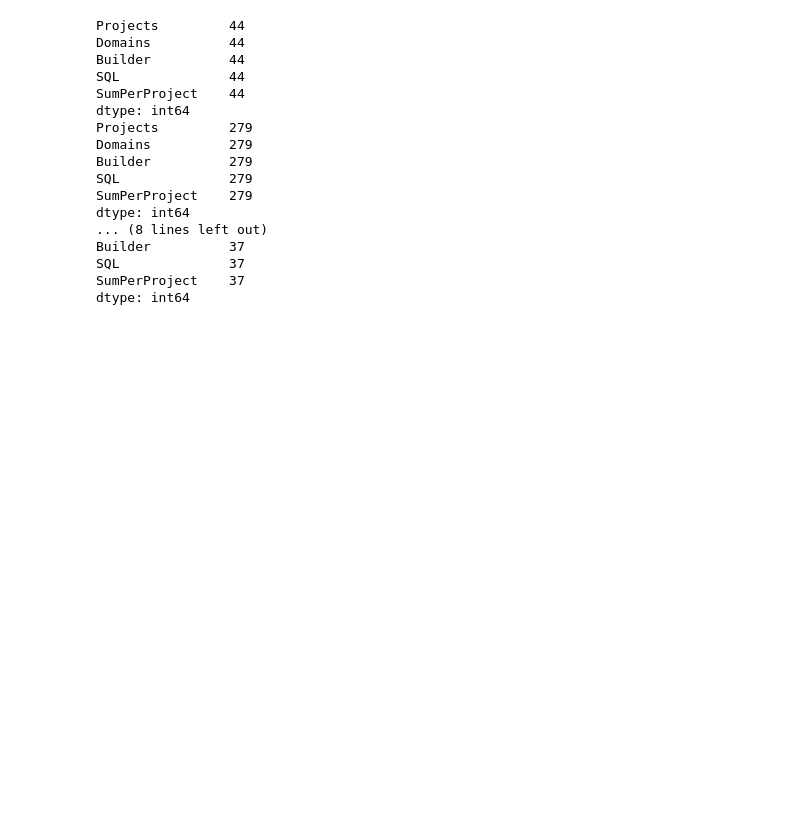
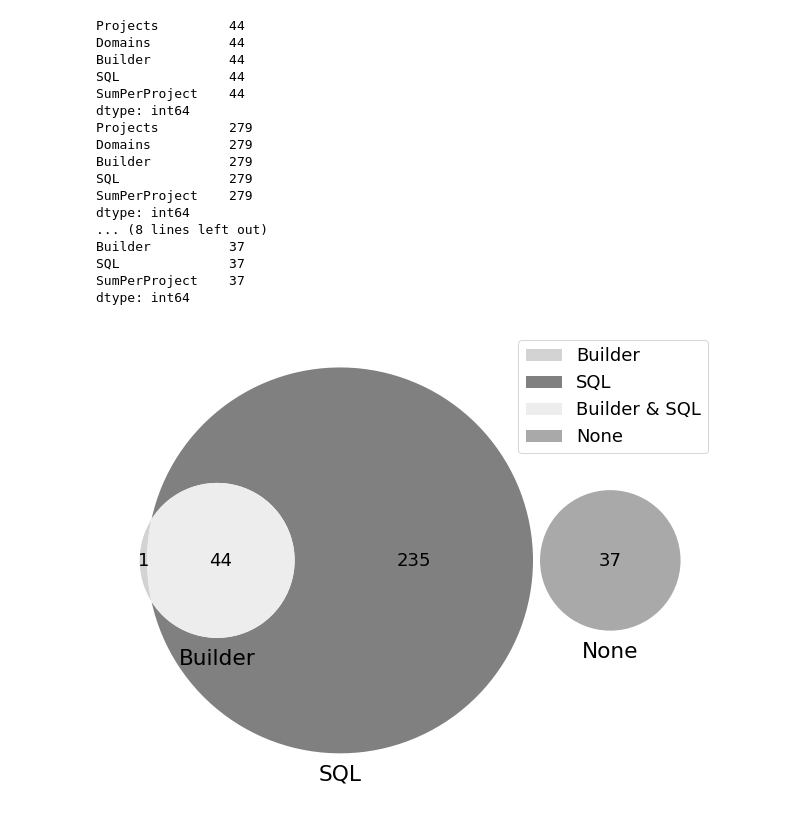
Before and after one commit to gems-uff/db-mining, a Jupyter notebook: src/results_implementation_characterization.ipynb, the cells around one changed output. Saved outputs shown, nothing was run; the diff lists cells and outputs as text; code cells hidden in the pictures; blank space fills up the shorter version.

Commit message:
Add new Venn Diagram to Builder and SQL

```diff
--- a/src/results_implementation_characterization.ipynb
+++ b/src/results_implementation_characterization.ipynb
@@ -335,3 +338,19 @@ Builder          37
 SQL              37
 SumPerProject    37
 dtype: int64
+# %%
+plt.figure(figsize=(11,9))
+count_Builder = ((df['Builder'] == 1) & (df['SQL'] == 0)).sum()
+count_SQL = ((df['Builder'] == 0) & (df['SQL'] == 1)).sum()
+count_intersection = ((df['Builder'] == 1) & (df['SQL'] == 1)).sum()
+count_neither = ((df['Builder'] == 0) & (df['SQL'] == 0)).sum()
+
+venn = venn3(subsets=(count_Builder, count_SQL, count_intersection, count_neither, 0, 0, 0), set_labels=('Builder', 'SQL', 'None'), set_colors=('lightgray', 'gray', 'darkgray'), alpha=1.0)
+
+legend_labels = ['Builder', 'SQL', 'Builder & SQL', 'None']
+plt.legend(legend_labels)
+
+
+plt.show()
+# %% [output]
+[figure, added]
```
Also changed, not shown: parts of 14 cells of this notebook.
